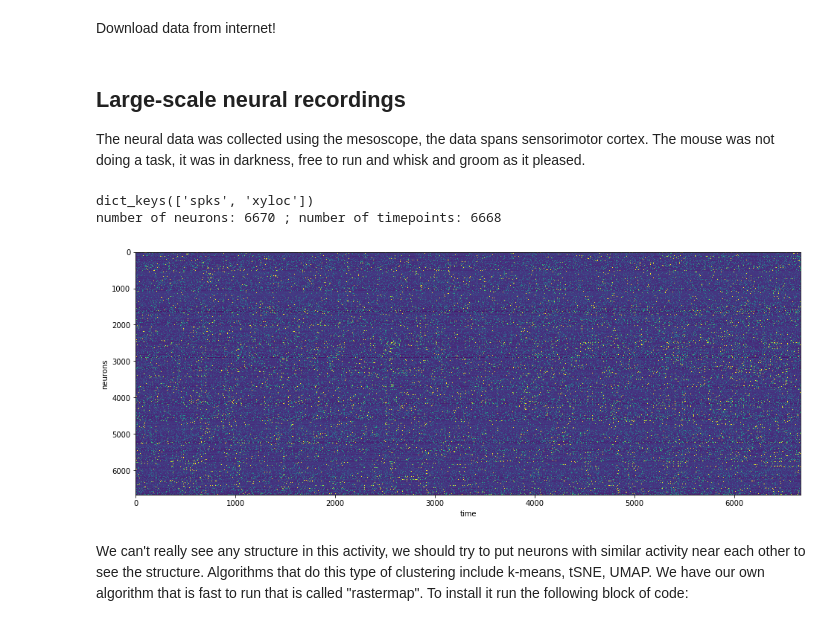
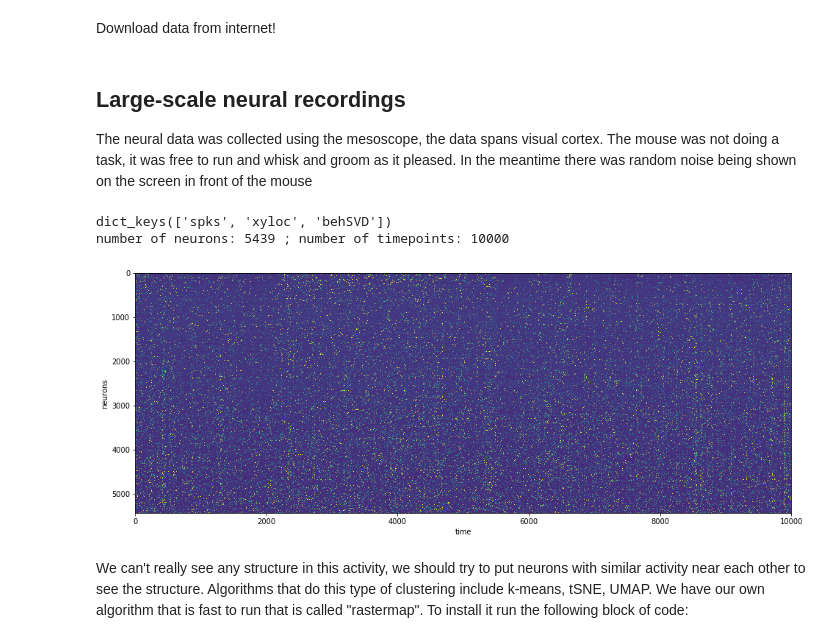
Before and after one commit to JaneliaMLCourse/MathClub, a Jupyter notebook: week3_pca/pca_tutorial.ipynb, the cells around one changed output. Cells and saved outputs as stored; diff of their text form; code cells hidden in the pictures.

```diff
--- a/week3_pca/pca_tutorial.ipynb
+++ b/week3_pca/pca_tutorial.ipynb
@@ -35,33 +22,33 @@ if not os.path.isfile('data/mesoscope_activity.npy'):
 # %% [markdown]
 ## Large-scale neural recordings
 
-The neural data was collected using the mesoscope, the data spans sensorimotor cortex. The mouse was not doing a task, it was in darkness, free to run and whisk and groom as it pleased.
+The neural data was collected using the mesoscope, the data spans visual cortex. The mouse was not doing a task, it was free to run and whisk and groom as it pleased. In the meantime there was random noise being shown on the screen in front of the mouse
 # %%
 from scipy.stats import zscore
 
-dat = np.load('data/mesoscope_activity.npy').item()
+dat = np.load('data/mesoscale.npy').item()
 print(dat.keys())
 
 # make activity mean 0 and standard deviation 1
 X = zscore(dat['spks'], axis=1)
 xyloc = dat['xyloc']
 del dat
 
 print('number of neurons: %d ; number of timepoints: %d'%(X.shape[0],X.shape[1]))
 
 # make large figure
 fig=plt.figure(figsize=(16,6))
 # add subplot to figure
 ax = fig.add_subplot(111)
 # plot spikes
 # (imshow is like imagesc in matlab, with vmin and vmax setting range)
 ax.imshow(X, vmin=-1, vmax=4, aspect='auto')
 ax.set_xlabel('time')
 ax.set_ylabel('neurons');
 # %% [output]
-dict_keys(['spks', 'xyloc'])
-number of neurons: 6670 ; number of timepoints: 6668
+dict_keys(['spks', 'xyloc', 'behSVD'])
+number of neurons: 5439 ; number of timepoints: 10000
-[figure, old version]
+[figure, new version]
 # %% [markdown]
 We can't really see any structure in this activity, we should try to put neurons with similar activity near each other to see the structure. Algorithms that do this type of clustering include k-means, tSNE, UMAP. We have our own algorithm that is fast to run that is called "rastermap". To install it run the following block of code:
 # %%
```
Also changed, not shown: parts of 11 cells of this notebook.
